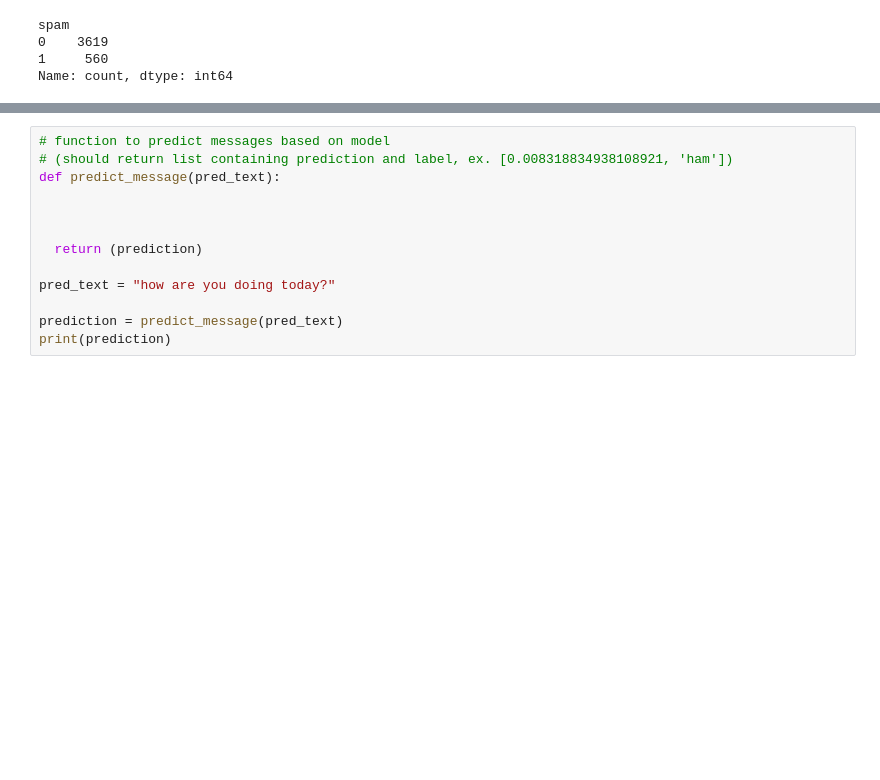
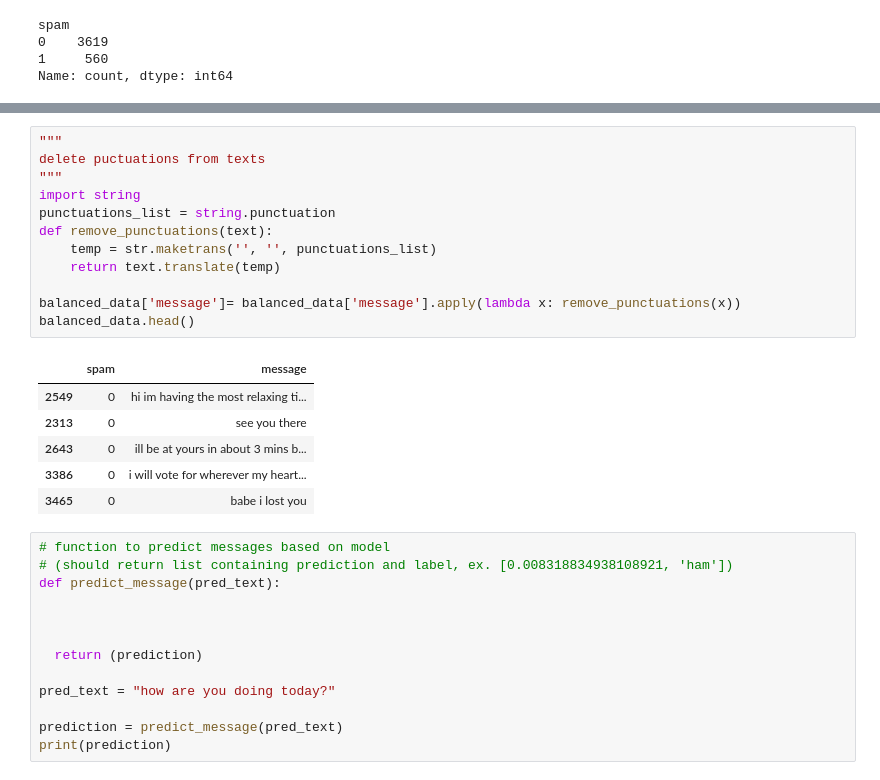
Before and after one commit to Gilbert93520/Neural-Network-SMS-Text-Classifier, a Jupyter notebook: fcc_sms_text_classification.ipynb, the cells around one changed output, grey strips where cells are left out. Cells and saved outputs as stored; diff of their text form; blank space fills up the shorter version.

Commit message:
update notebook
delete punctuations

```diff
--- a/fcc_sms_text_classification.ipynb
+++ b/fcc_sms_text_classification.ipynb
@@ -118,6 +117,25 @@ plt.xlabel('Message types: spam is 1, ham is 0')
 plt.show()
 # %% [output]
 [figure]
+# %%
+"""
+delete puctuations from texts
+"""
+import string
+punctuations_list = string.punctuation
+def remove_punctuations(text):
+    temp = str.maketrans('', '', punctuations_list)
+    return text.translate(temp)
+
+balanced_data['message']= balanced_data['message'].apply(lambda x: remove_punctuations(x))
+balanced_data.head()
+# %% [output]
+|  | spam | message |
+| 2549 | 0 | hi im having the most relaxing ti... |
+| 2313 | 0 | see you there |
+| 2643 | 0 | ill be at yours in about 3 mins b... |
+| 3386 | 0 | i will vote for wherever my heart... |
+| 3465 | 0 | babe i lost you |
 # %%
 # function to predict messages based on model
 # (should return list containing prediction and label, ex. [0.008318834938108921, 'ham'])
```
Also changed, not shown: parts of 2 cells of this notebook.
